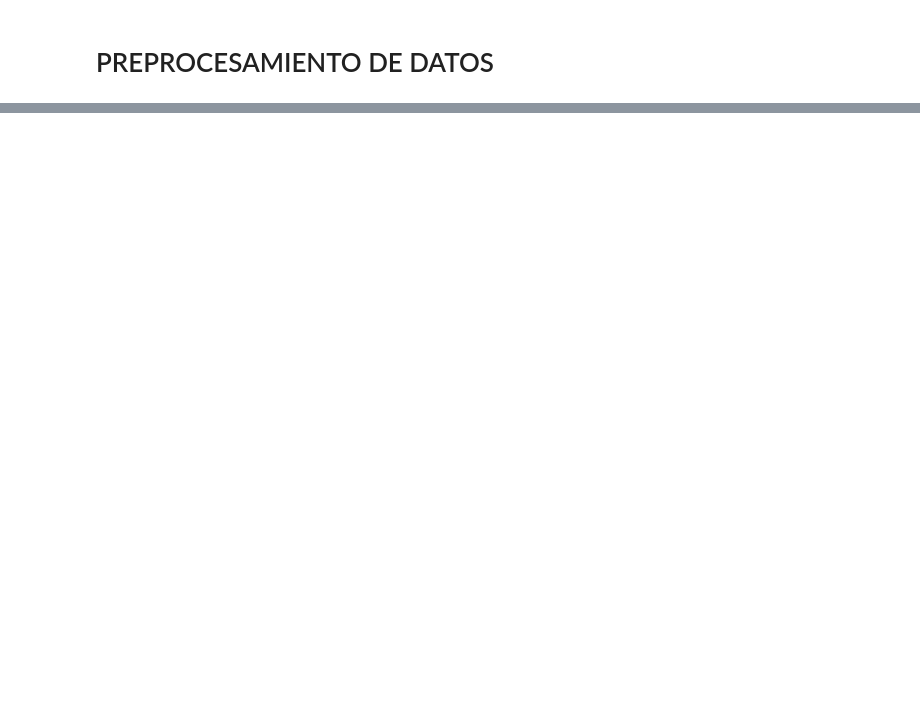
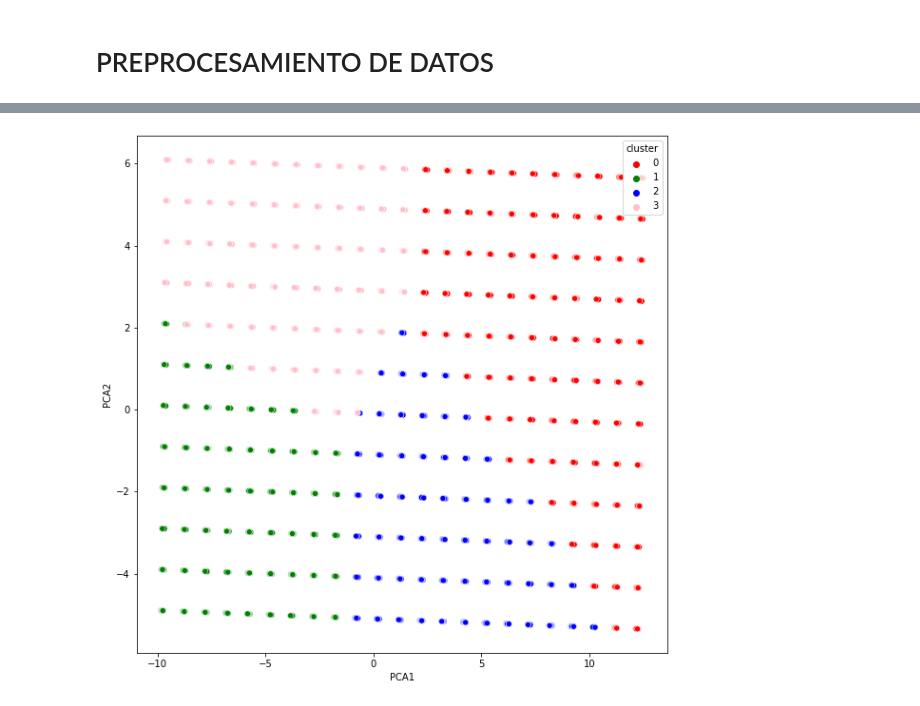
Before and after one commit to RiemanNClav/Hechos-de-Transito-registrados-por-la-SSC, a Jupyter notebook: Hechos de Transito.ipynb, the cells around one changed output, grey strips where cells are left out. Saved outputs shown, nothing was run; the diff lists cells and outputs as text; code cells hidden in the pictures; blank space fills up the shorter version.

```diff
--- a/Hechos de Transito.ipynb
+++ b/Hechos de Transito.ipynb
@@ -820,0 +963,7 @@ len(df.marca_de_vehiculo_1.unique())
+# %%
+dicc = {}
+for i in range(1,3):
+    pca = 'PCA'+str(i)
+    dicc[pca] = principal_comp[:,i-1]
+
+df_pca = pd.DataFrame(dicc)
@@ -820,0 +995,16 @@ len(df.marca_de_vehiculo_1.unique())
+# %%
+#aplicamos ahora si el metodo del codo.
+scores_1 = [] #aqui acumularemos todas las sumas al cuadrado.
+range_values = range(1,20)
+
+for i in range_values:
+    kmeans = KMeans(n_clusters = i) #lo que hace esto es crear el modelo de k-means, para el dataset normalizado, junto
+    kmeans.fit(df_pca) #con esta linea, para cada i, hará su propio cluster de k-means.
+    scores_1.append(kmeans.inertia_) #una vez completados todos ellos, lo que interesa es la suma de los cuadrados intracluster
+                                    #parametro, llamado inertia.
+plt.figure(figsize = (15,10))
+plt.plot(range_values, scores_1, 'bx-')
+plt.title("Encontrar el número optimo de Clusters")
+plt.xlabel("Clusters")
+plt.ylabel("WCSS(k)")
+plt.show()
@@ -820,0 +1015,4 @@ len(df.marca_de_vehiculo_1.unique())
+# %%
+kmeans = KMeans(4) #numero de clusters
+kmeans.fit(df_pca)
+labels = kmeans.labels_
@@ -820,0 +1062,2 @@ len(df.marca_de_vehiculo_1.unique())
+# %%
+pca_df = pd.concat([df_pca, pd.DataFrame({'cluster':labels})], axis = 1)
@@ -820,0 +1080,10 @@ len(df.marca_de_vehiculo_1.unique())
+# %%
+plt.figure(figsize=(10,10))
+ax = sns.scatterplot(x = "PCA1", y = "PCA2", hue = "cluster", data = pca_df,
+                    palette = ["red", "green", "blue", "pink"])
+plt.show()
+#todos los puntos del mismo color, pertenecen al mismo cluster.
+#el kmeans no ha sido aplicado a este espacio bidimensional, no a las cp, sino a las obs originales, una vez aplicadas
+#solo proyectamos en un espacio de dimension 2.
+# %% [output]
+[figure, added]
```
Also changed, not shown: parts of 77 cells of this notebook, 4 other files.
